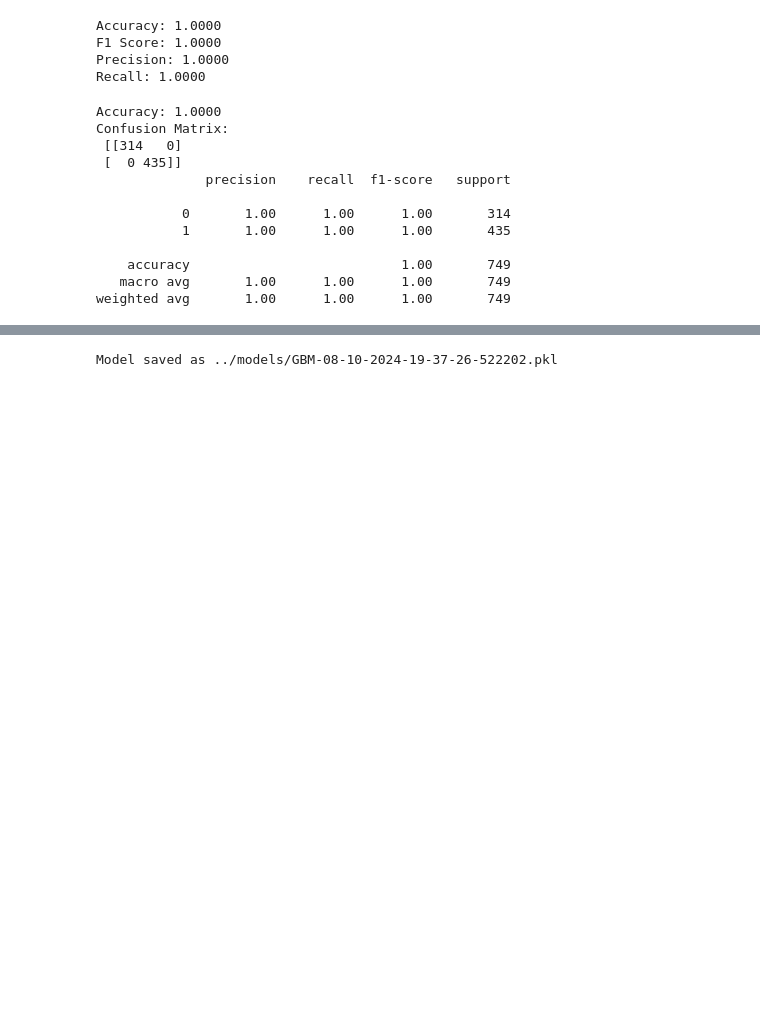
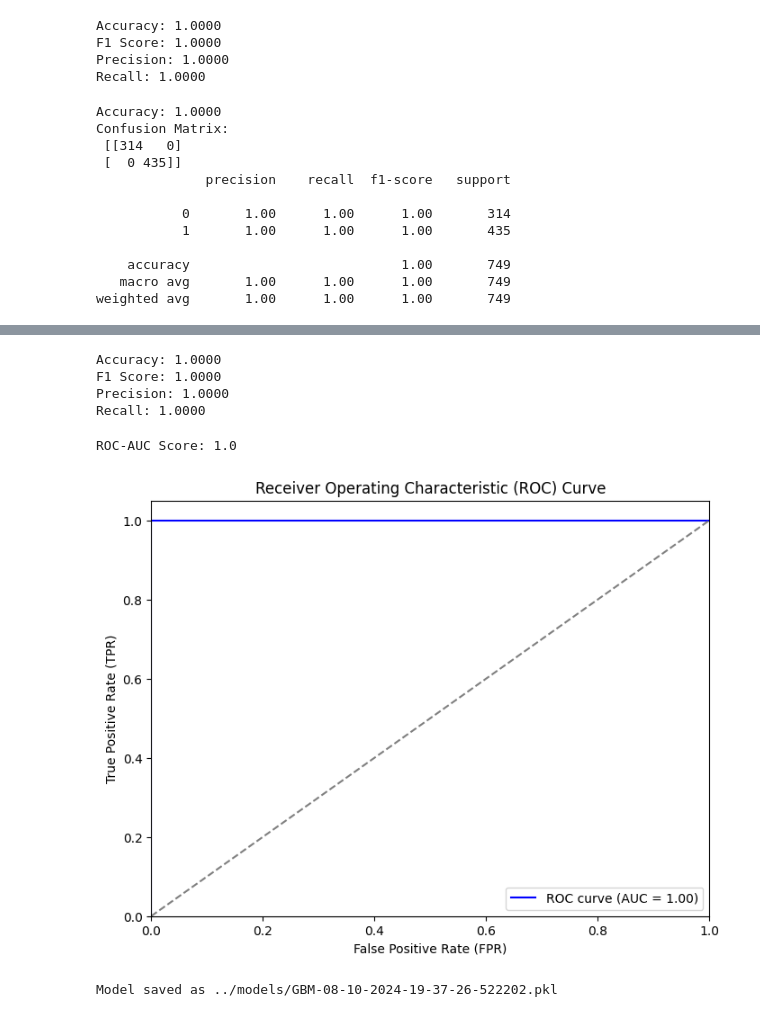
Before and after one commit to Bekyy/credit-scoring-model-, a Jupyter notebook: notebooks/modeling.ipynb, the cells around one changed output, grey strips where cells are left out. Cells and saved outputs as stored; diff of their text form; code cells hidden in the pictures; blank space fills up the shorter version.

```diff
--- a/notebooks/modeling.ipynb
+++ b/notebooks/modeling.ipynb
@@ -338,3 +374,50 @@ weighted avg       1.00      1.00      1.00       749
+# %%
+from sklearn.metrics import accuracy_score, f1_score, precision_score, recall_score
+# Make predictions
+y_pred = random_search.predict(X_test)
+
+accuracy = accuracy_score(y_test, y_pred)
+f1 = f1_score(y_test, y_pred)
+precision = precision_score(y_test, y_pred)
+recall = recall_score(y_test, y_pred)
+
+# Print metrics
+print(f"Accuracy: {accuracy:.4f}")
+print(f"F1 Score: {f1:.4f}")
+print(f"Precision: {precision:.4f}")
+print(f"Recall: {recall:.4f}")
+# %% [output]
+Accuracy: 1.0000
+F1 Score: 1.0000
+Precision: 1.0000
+Recall: 1.0000
+# %%
+from sklearn.metrics import roc_auc_score, roc_curve
+
+# Get predicted probabilities for the positive class
+y_pred_proba = model.predict_proba(X_test)[:, 1]  # [:, 1] gives the probabilities for class 1 (positive class)
+
+# Calculate AUC score
+auc_score = roc_auc_score(y_test, y_pred_proba)
+print(f"ROC-AUC Score: {auc_score}")
+
+# Get the ROC curve data
+fpr, tpr, thresholds = roc_curve(y_test, y_pred_proba)
+
+# Plot the ROC curve
+plt.figure(figsize=(8,6))
+plt.plot(fpr, tpr, color='blue', label=f'ROC curve (AUC = {auc_score:.2f})')
+plt.plot([0, 1], [0, 1], color='gray', linestyle='--')  # Diagonal line
+plt.xlim([0.0, 1.0])
+plt.ylim([0.0, 1.05])
+plt.xlabel('False Positive Rate (FPR)')
+plt.ylabel('True Positive Rate (TPR)')
+plt.title('Receiver Operating Characteristic (ROC) Curve')
+plt.legend(loc="lower right")
+plt.show()
+# %% [output]
+ROC-AUC Score: 1.0
+[figure, added]
 # %%
 import pickle
 from datetime import datetime
```
Also changed, not shown: parts of 1 cell of this notebook, 4 other files.
